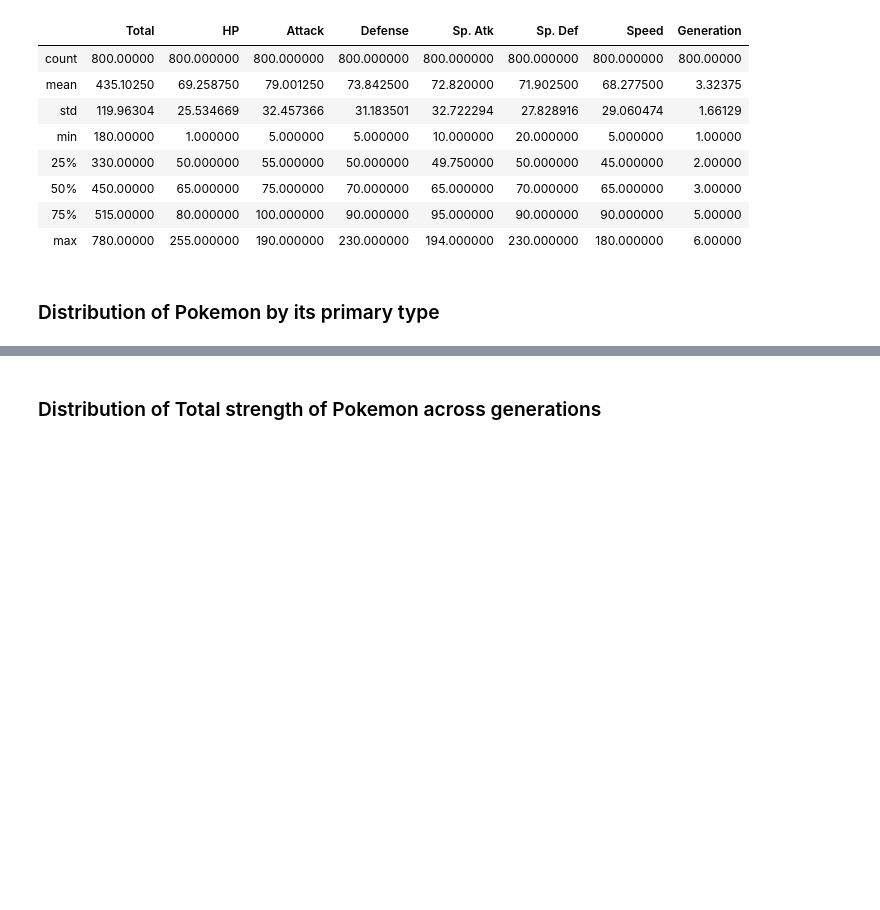
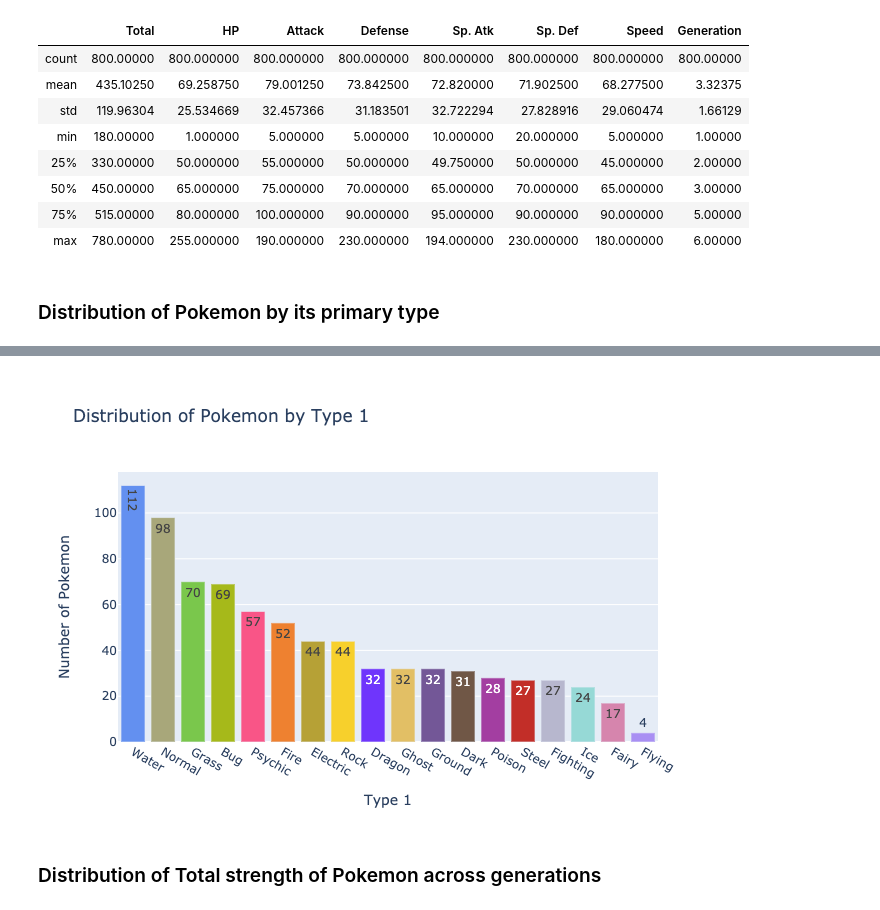
Before and after one commit to jolynnn8D/data-vizbiz, a Jupyter notebook: dao2702/pokemon.ipynb, the cells around one changed output, grey strips where cells are left out. Drawn from its saved outputs; the diff is of its cells as text; code cells hidden in the pictures; blank space fills up the shorter version.

Commit message:
Added static images

```diff
--- a/dao2702/pokemon.ipynb
+++ b/dao2702/pokemon.ipynb
@@ -82,3 +82,8 @@ fig1.show()
+# %%
+#Static Image
+Image(filename = 'images/pokemon1.png')
+# %% [output]
+[figure, added]
 # %% [markdown]
 ### Distribution of Total strength of Pokemon across generations
 # %%
```
Also changed, not shown: parts of 5 cells of this notebook, 3 other files.
